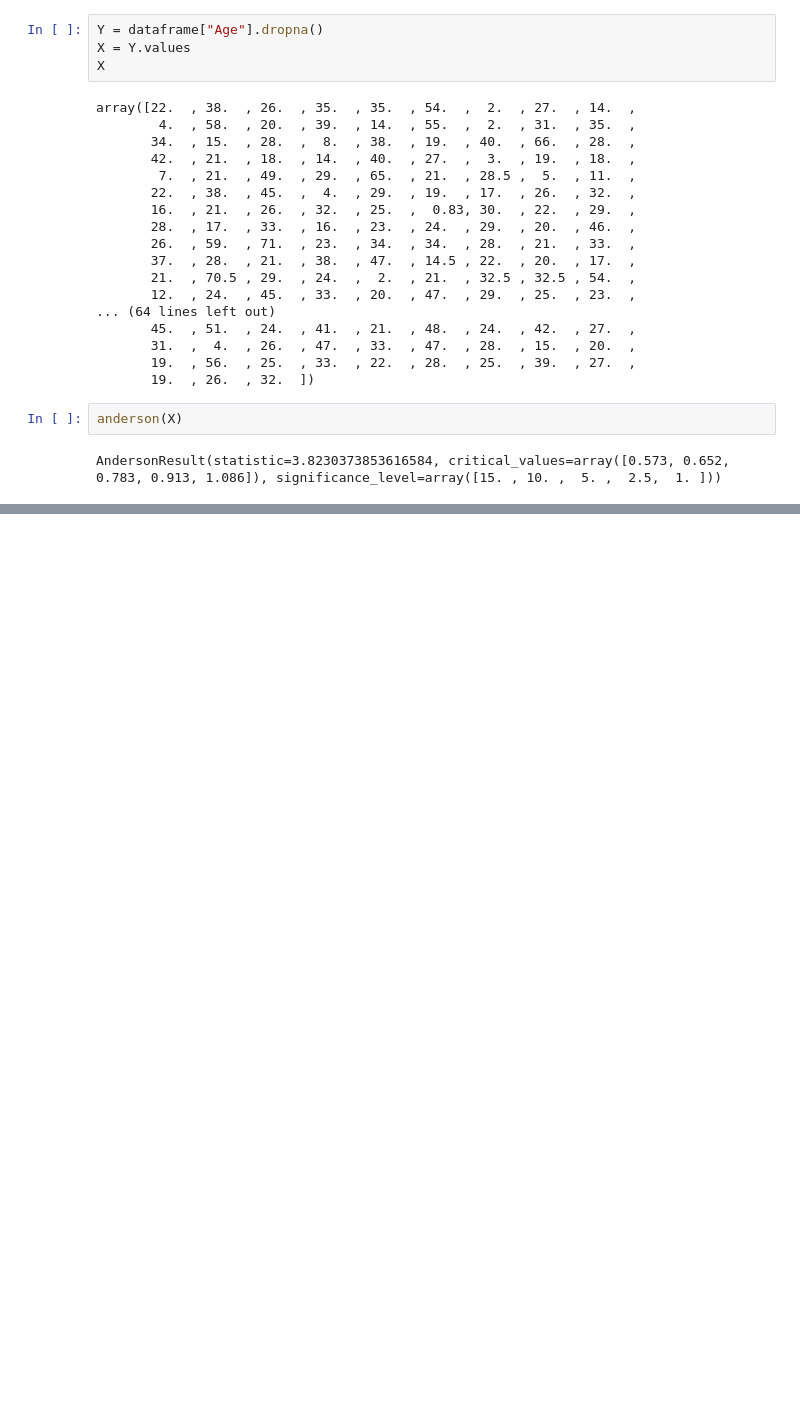
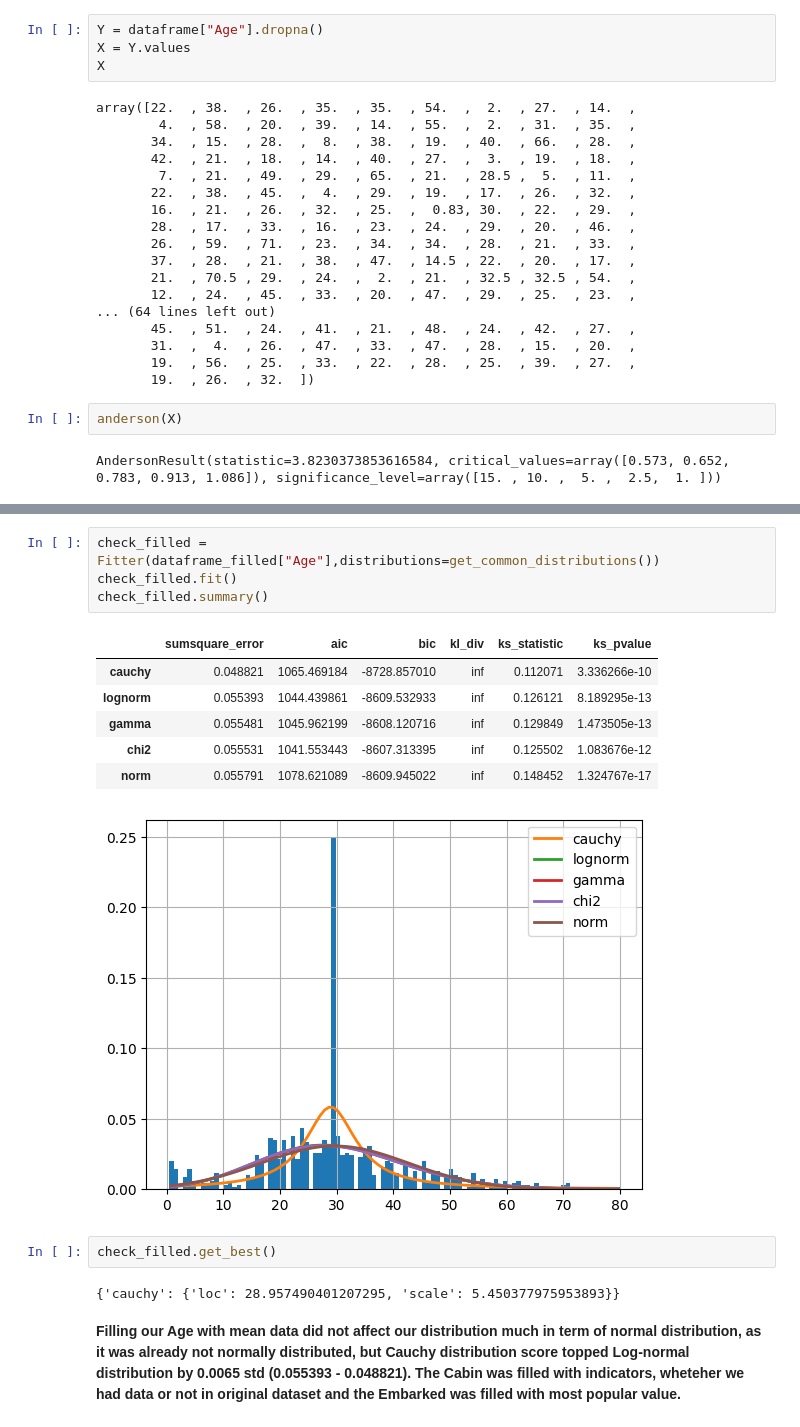
Before and after one commit to Leywa-git/Start_UP_IT_PDS2, a Jupyter notebook: Lesson_44/dz_44.ipynb, the cells around one changed output, grey strips where cells are left out. Saved outputs shown, nothing was run; the diff lists cells and outputs as text; blank space fills up the shorter version.

```diff
--- a/Lesson_44/dz_44.ipynb
+++ b/Lesson_44/dz_44.ipynb
@@ -102,0 +247,18 @@ Probably not Gaussian
+# %%
+check_filled = Fitter(dataframe_filled["Age"],distributions=get_common_distributions())
+check_filled.fit()
+check_filled.summary()
+# %% [output]
+|  | sumsquare_error | aic | bic | kl_div | ks_statistic | ks_pvalue |
+| cauchy | 0.048821 | 1065.469184 | -8728.857010 | inf | 0.112071 | 3.336266e-10 |
+| lognorm | 0.055393 | 1044.439861 | -8609.532933 | inf | 0.126121 | 8.189295e-13 |
+| gamma | 0.055481 | 1045.962199 | -8608.120716 | inf | 0.129849 | 1.473505e-13 |
+| chi2 | 0.055531 | 1041.553443 | -8607.313395 | inf | 0.125502 | 1.083676e-12 |
+| norm | 0.055791 | 1078.621089 | -8609.945022 | inf | 0.148452 | 1.324767e-17 |
+[figure, added]
+# %%
+check_filled.get_best()
+# %% [output]
+{'cauchy': {'loc': 28.957490401207295, 'scale': 5.450377975953893}}
+# %% [markdown]
+**Filling our Age with mean data did not affect our distribution much in term of normal distribution, as it was already not normally distributed, but Cauchy distribution score topped Log-normal distribution by 0.0065 std (0.055393 - 0.048821). The Cabin was filled with indicators, wheteher we had data or not in original dataset and the Embarked was filled with most popular value.**
```
Also changed, not shown: parts of 18 cells of this notebook.
